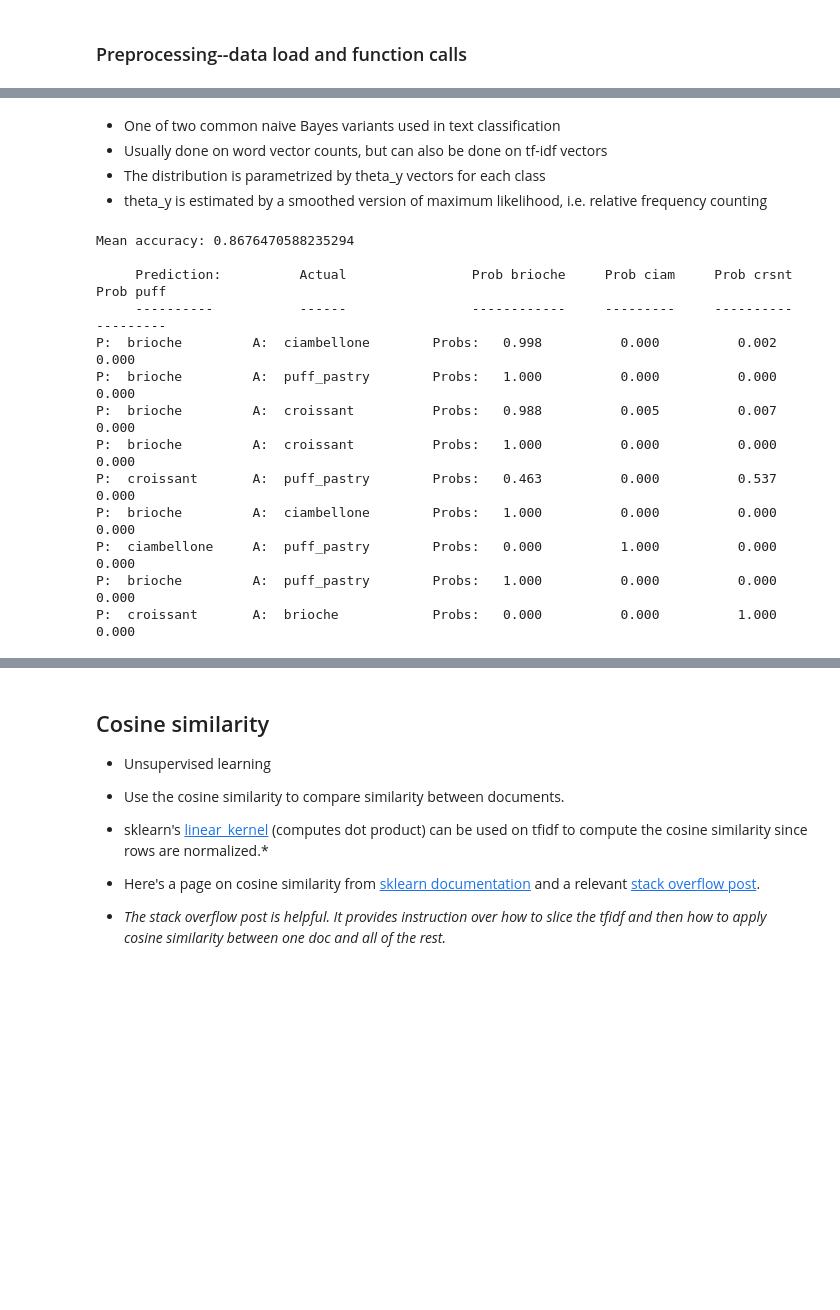
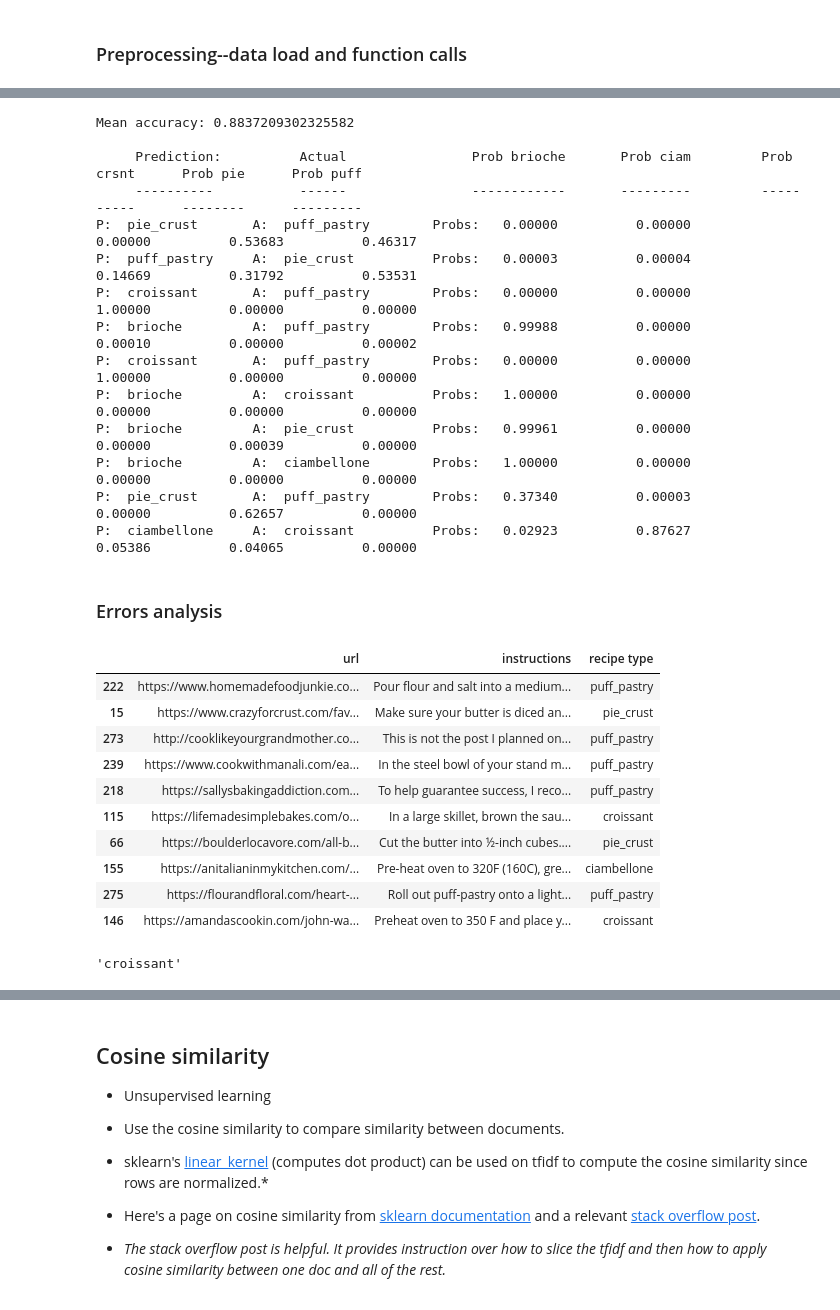
Before and after one commit to salvir1/bytes-into-baking, a Jupyter notebook: preprocess-and-model.ipynb, the cells around one changed output, grey strips where cells are left out. Drawn from its saved outputs; the diff is of its cells as text; code cells hidden in the pictures; blank space fills up the shorter version.

```diff
--- a/preprocess-and-model.ipynb
+++ b/preprocess-and-model.ipynb
@@ -39,7 +80,7 @@ nltk.download('stopwords')
 [nltk_data]   Package stopwords is already up-to-date!
 True
 # %%
-titles_to_remove = ['ciambellone', 'ciambella','puff','croissant', 'croissants', 'crescent', 'brioche']
+titles_to_remove = ['ciambellone', 'ciambella','puff','croissant', 'croissants', 'pie crust', 'pie dough', 'pie', 'crescent', 'brioche']
 # %%
 import re
 def remove_punc(string:str) -> str:
@@ -109,13 +150,14 @@ def preprocess_corpus(content):
     return preprocessed
 # %%
 # loading sample data to check functions
+df_piecrust = pd.read_csv('data/us_piecrust.csv')
 df_csnt = pd.read_csv('data/us_croissant.csv')
 df_ciambellone = pd.read_csv('data/us_ciambellone.csv')
 df_puff = pd.read_csv('data/us_puff.csv')
 df_brioche = pd.read_csv('data/us_brioche.csv')
-df = pd.concat([df_csnt, df_ciambellone, df_puff, df_brioche], axis=0, ignore_index=True)
+df = pd.concat([df_piecrust, df_csnt, df_ciambellone, df_puff, df_brioche], axis=0, ignore_index=True)
 df.columns = ['drop','url','instructions','recipe type']
-df.drop('drop', axis = 1)
+df = df.drop('drop', axis = 1)
 corpus = df['instructions']
 y = df['recipe type']
 # %%
@@ -191,5 +212,0 @@ array([[0.        , 0.01336513, 0.02400422, ..., 0.01998364, 0.        ,
-# %% [markdown]
-- One of two common naive Bayes variants used in text classification
-- Usually done on word vector counts, but can also be done on tf-idf vectors
-- The distribution is parametrized by theta_y vectors for each class
-- theta_y is estimated by a smoothed version of maximum likelihood, i.e. relative frequency counting
@@ -196,32 +215,55 @@ array([[0.        , 0.01336513, 0.02400422, ..., 0.01998364, 0.        ,
 # %%
 X_train, X_test, y_train, y_test = train_test_split(word_counts, y, random_state=3)
 # %%
-clf = MultinomialNB()
+clf = MultinomialNB(alpha=1)
 clf.fit(X_train, y_train)
 
 scoreboard = zip(clf.predict_proba(X_test), clf.predict(X_test), y_test)
 spc=''
 print(f'\nMean accuracy: {clf.score(X_test, y_test)}\n')
 
-print(f'     Prediction:          Actual                Prob brioche     Prob ciam     Prob crsnt      Prob puff ')
-print(f'     ----------           ------                ------------     ---------     ----------      ---------')
+print(f'     Prediction:          Actual                Prob brioche       Prob ciam         Prob crsnt      Prob pie      Prob puff')
+print(f'     ----------           ------                ------------       ---------         ----------      --------      ---------')
 for i in scoreboard:
     if i[2] != i[1]:
-        print(f'P:  {i[1]:<15} A:  {i[2]:<18} Probs:   {i[0][0]:.3f}{spc:<10}{i[0][1]:.3f}{spc:<10}{i[0][2]:.3f}{spc:<10}{i[0][3]:.3f}')
+        print(f'P:  {i[1]:<15} A:  {i[2]:<18} Probs:   {i[0][0]:.5f}{spc:<10}{i[0][1]:.5f}{spc:<10}{i[0][2]:.5f}{spc:<10}{i[0][3]:.5f}{spc:<10}{i[0][4]:.5f}')
 # %% [output]
-Mean accuracy: 0.8676470588235294
+Mean accuracy: 0.8837209302325582
 
-     Prediction:          Actual                Prob brioche     Prob ciam     Prob crsnt      Prob puff
-     ----------           ------                ------------     ---------     ----------      ---------
-P:  brioche         A:  ciambellone        Probs:   0.998          0.000          0.002          0.000
-P:  brioche         A:  puff_pastry        Probs:   1.000          0.000          0.000          0.000
-P:  brioche         A:  croissant          Probs:   0.988          0.005          0.007          0.000
-P:  brioche         A:  croissant          Probs:   1.000          0.000          0.000          0.000
-P:  croissant       A:  puff_pastry        Probs:   0.463          0.000          0.537          0.000
-P:  brioche         A:  ciambellone        Probs:   1.000          0.000          0.000          0.000
-P:  ciambellone     A:  puff_pastry        Probs:   0.000          1.000          0.000          0.000
-P:  brioche         A:  puff_pastry        Probs:   1.000          0.000          0.000          0.000
-P:  croissant       A:  brioche            Probs:   0.000          0.000          1.000          0.000
+     Prediction:          Actual                Prob brioche       Prob ciam         Prob crsnt      Prob pie      Prob puff
+     ----------           ------                ------------       ---------         ----------      --------      ---------
+P:  pie_crust       A:  puff_pastry        Probs:   0.00000          0.00000          0.00000          0.53683          0.46317
+P:  puff_pastry     A:  pie_crust          Probs:   0.00003          0.00004          0.14669          0.31792          0.53531
+P:  croissant       A:  puff_pastry        Probs:   0.00000          0.00000          1.00000          0.00000          0.00000
+P:  brioche         A:  puff_pastry        Probs:   0.99988          0.00000          0.00010          0.00000          0.00002
+P:  croissant       A:  puff_pastry        Probs:   0.00000          0.00000          1.00000          0.00000          0.00000
+P:  brioche         A:  croissant          Probs:   1.00000          0.00000          0.00000          0.00000          0.00000
+P:  brioche         A:  pie_crust          Probs:   0.99961          0.00000          0.00000          0.00039          0.00000
+P:  brioche         A:  ciambellone        Probs:   1.00000          0.00000          0.00000          0.00000          0.00000
+P:  pie_crust       A:  puff_pastry        Probs:   0.37340          0.00003          0.00000          0.62657          0.00000
+P:  ciambellone     A:  croissant          Probs:   0.02923          0.87627          0.05386          0.04065          0.00000
+# %% [markdown]
+### Errors analysis
+# %%
+yhat = clf.predict(X_test)
+msk = (y_test == yhat)
+df.iloc[msk[~msk].index]
+# %% [output]
+|  | url | instructions | recipe type |
+| 222 | https://www.homemadefoodjunkie.co... | Pour flour and salt into a medium... | puff_pastry |
+| 15 | https://www.crazyforcrust.com/fav... | Make sure your butter is diced an... | pie_crust |
+| 273 | http://cooklikeyourgrandmother.co... | This is not the post I planned on... | puff_pastry |
+| 239 | https://www.cookwithmanali.com/ea... | In the steel bowl of your stand m... | puff_pastry |
+| 218 | https://sallysbakingaddiction.com... | To help guarantee success, I reco... | puff_pastry |
+| 115 | https://lifemadesimplebakes.com/o... | In a large skillet, brown the sau... | croissant |
+| 66 | https://boulderlocavore.com/all-b... | Cut the butter into ½-inch cubes.... | pie_crust |
+| 155 | https://anitalianinmykitchen.com/... | Pre-heat oven to 320F (160C), gre... | ciambellone |
+| 275 | https://flourandfloral.com/heart-... | Roll out puff-pastry onto a light... | puff_pastry |
+| 146 | https://amandascookin.com/john-wa... | Preheat oven to 350 F and place y... | croissant |
+# %%
+df.iloc[146][2]
+# %% [output]
+'croissant'
 # %%
 print(f'\nConfusion matrix. Predictions in rows. Actuals in columns\n')
 
```
Also changed, not shown: parts of 40 cells of this notebook.
